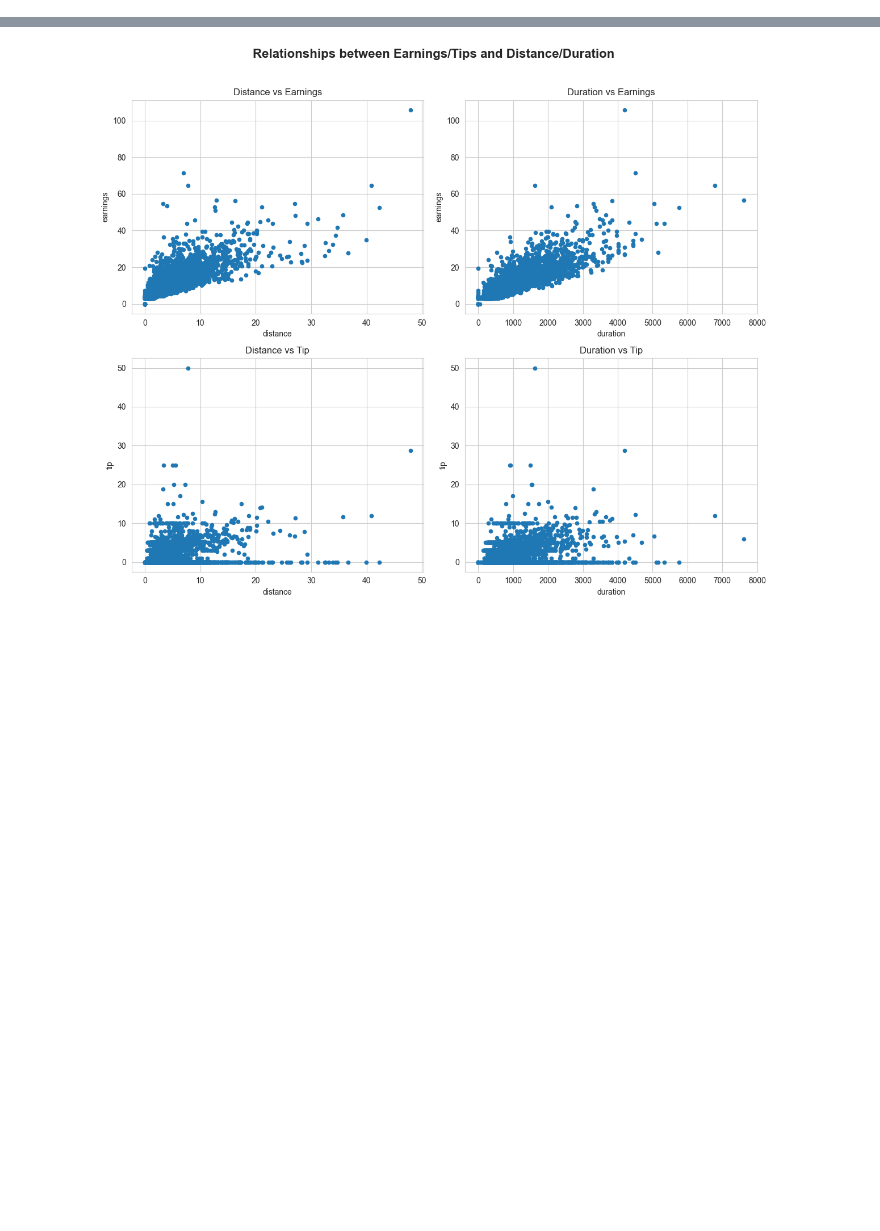
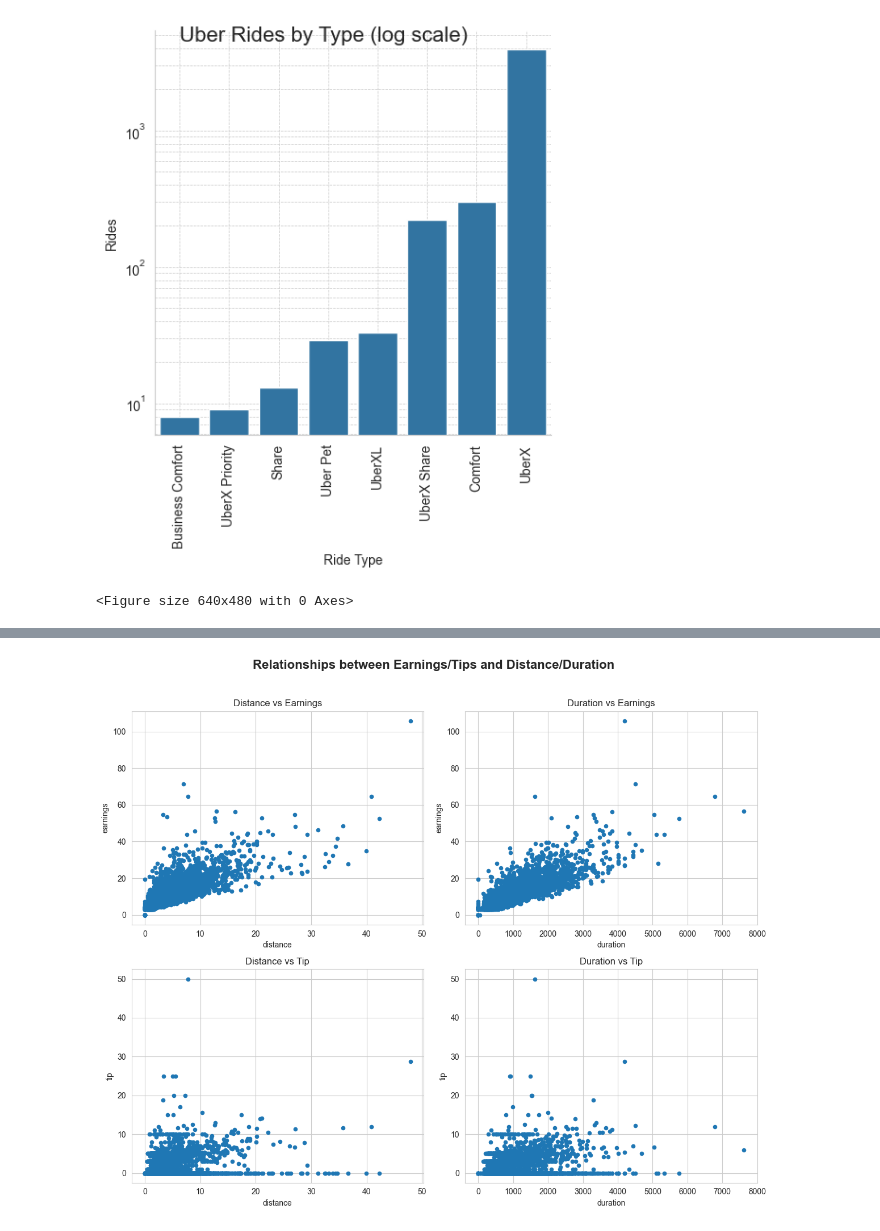
Before and after one commit to nrrb/uber-analytics-project, a Jupyter notebook: uber_analysis.ipynb, the cells around one changed output, grey strips where cells are left out. Saved outputs shown, nothing was run; the diff lists cells and outputs as text; code cells hidden in the pictures; blank space fills up the shorter version.

```diff
--- a/uber_analysis.ipynb
+++ b/uber_analysis.ipynb
@@ -62,0 +63,15 @@ Ride Types sorted by Surge/Earnings Ratio:
+# %%
+# Show the distribution of number of rides per ride type
+type_counts = rides.groupby('ride_type').size().reset_index(name='ride_count').sort_values(by='ride_count')
+sns.catplot(data=type_counts, x='ride_type', y='ride_count', kind='bar')
+plt.suptitle("Uber Rides by Type (log scale)", size=16)
+plt.yscale('log')
+plt.xlabel('Ride Type')
+plt.ylabel('Rides')
+plt.xticks(rotation=90)
+plt.grid(True, which='both', linestyle='--', linewidth=0.5)
+plt.show()
+plt.savefig(f"visualizations/Uber_Rides_by_Type.png", dpi=300)
+# %% [output]
+[figure, added]
+<Figure size 640x480 with 0 Axes>
```
Also changed, not shown: parts of 12 cells of this notebook, 7 other files.
